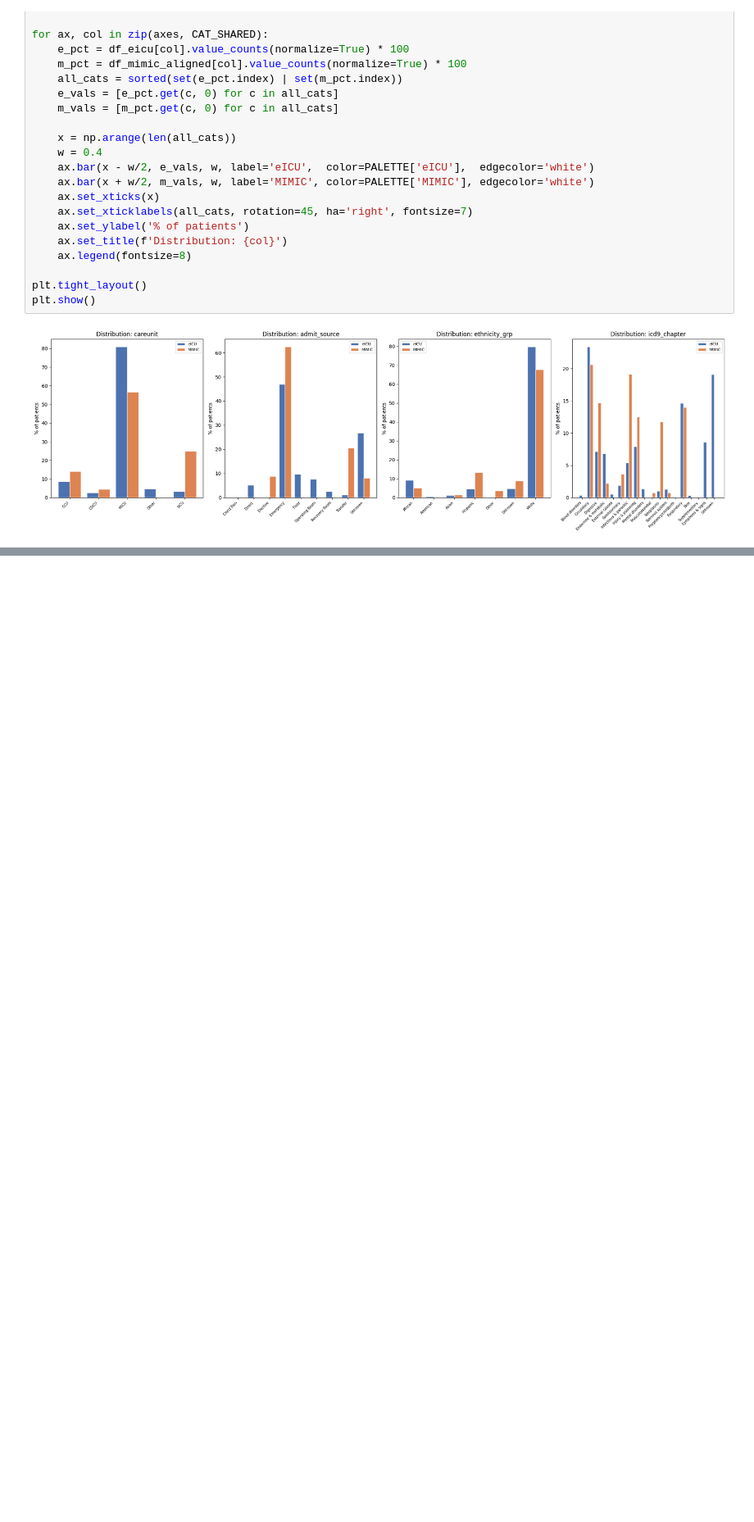
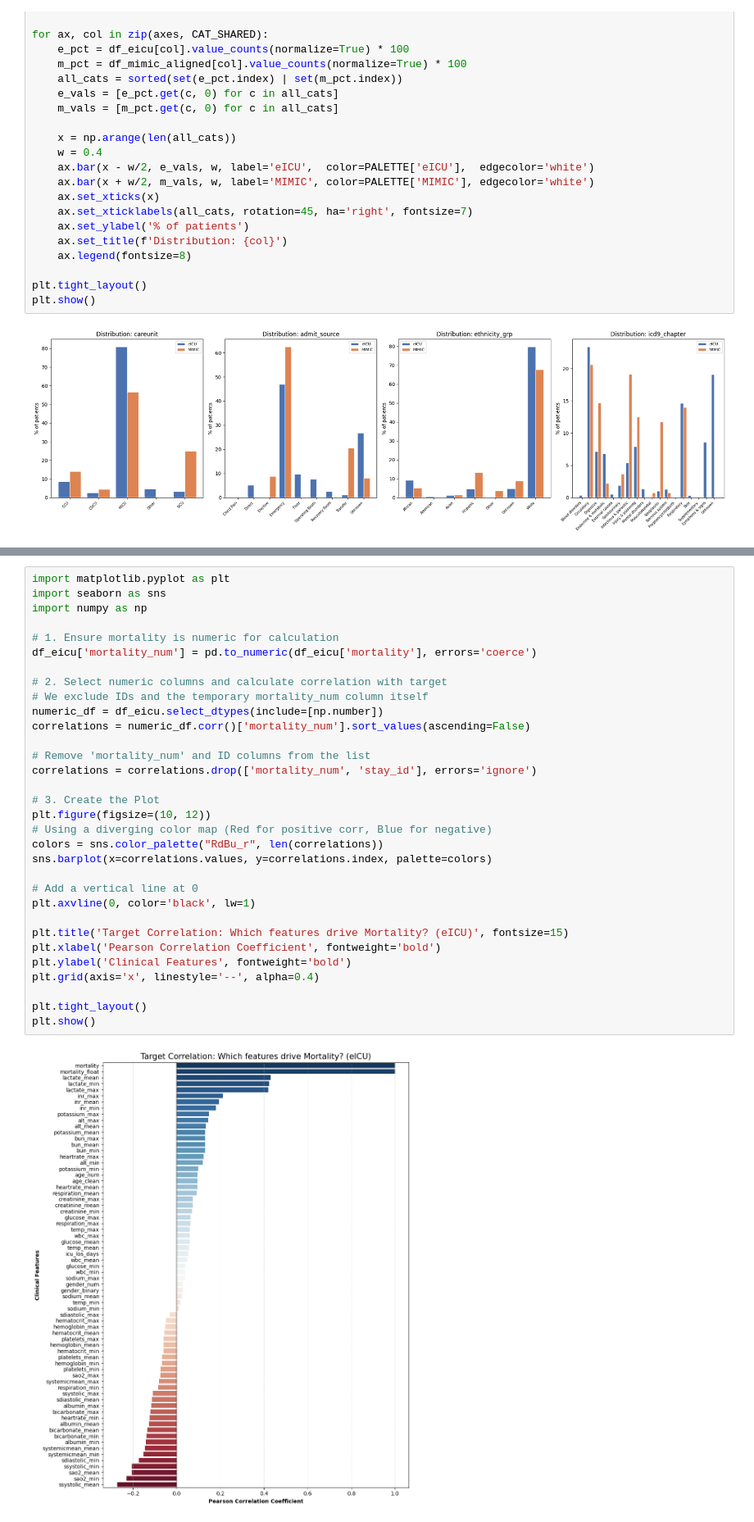
Before and after one commit to kimiadorrani/ICU-mortality-prediction, a Jupyter notebook: notebooks/01_data_exploration_02.ipynb, the cells around one changed output, grey strips where cells are left out. Shown at 82% size. Cells and saved outputs as stored; diff of their text form; blank space fills up the shorter version.

```diff
--- a/notebooks/01_data_exploration_02.ipynb
+++ b/notebooks/01_data_exploration_02.ipynb
@@ -1013,0 +1094,34 @@ plt.show()
+# %%
+import matplotlib.pyplot as plt
+import seaborn as sns
+import numpy as np
+
+# 1. Ensure mortality is numeric for calculation
+df_eicu['mortality_num'] = pd.to_numeric(df_eicu['mortality'], errors='coerce')
+
+# 2. Select numeric columns and calculate correlation with target
+# We exclude IDs and the temporary mortality_num column itself
+numeric_df = df_eicu.select_dtypes(include=[np.number])
+correlations = numeric_df.corr()['mortality_num'].sort_values(ascending=False)
+
+# Remove 'mortality_num' and ID columns from the list
+correlations = correlations.drop(['mortality_num', 'stay_id'], errors='ignore')
+
+# 3. Create the Plot
+plt.figure(figsize=(10, 12))
+# Using a diverging color map (Red for positive corr, Blue for negative)
+colors = sns.color_palette("RdBu_r", len(correlations))
+sns.barplot(x=correlations.values, y=correlations.index, palette=colors)
+
+# Add a vertical line at 0
+plt.axvline(0, color='black', lw=1)
+
+plt.title('Target Correlation: Which features drive Mortality? (eICU)', fontsize=15)
+plt.xlabel('Pearson Correlation Coefficient', fontweight='bold')
+plt.ylabel('Clinical Features', fontweight='bold')
+plt.grid(axis='x', linestyle='--', alpha=0.4)
+
+plt.tight_layout()
+plt.show()
+# %% [output]
+[figure, added]
```
Also changed, not shown: parts of 9 cells of this notebook.
